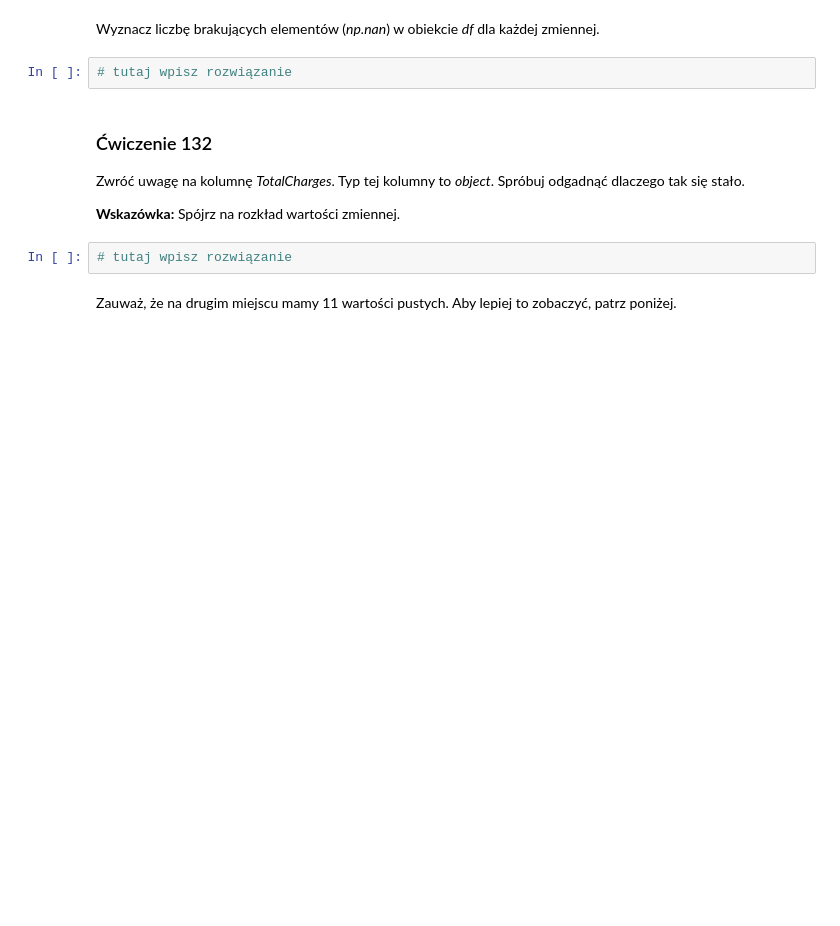
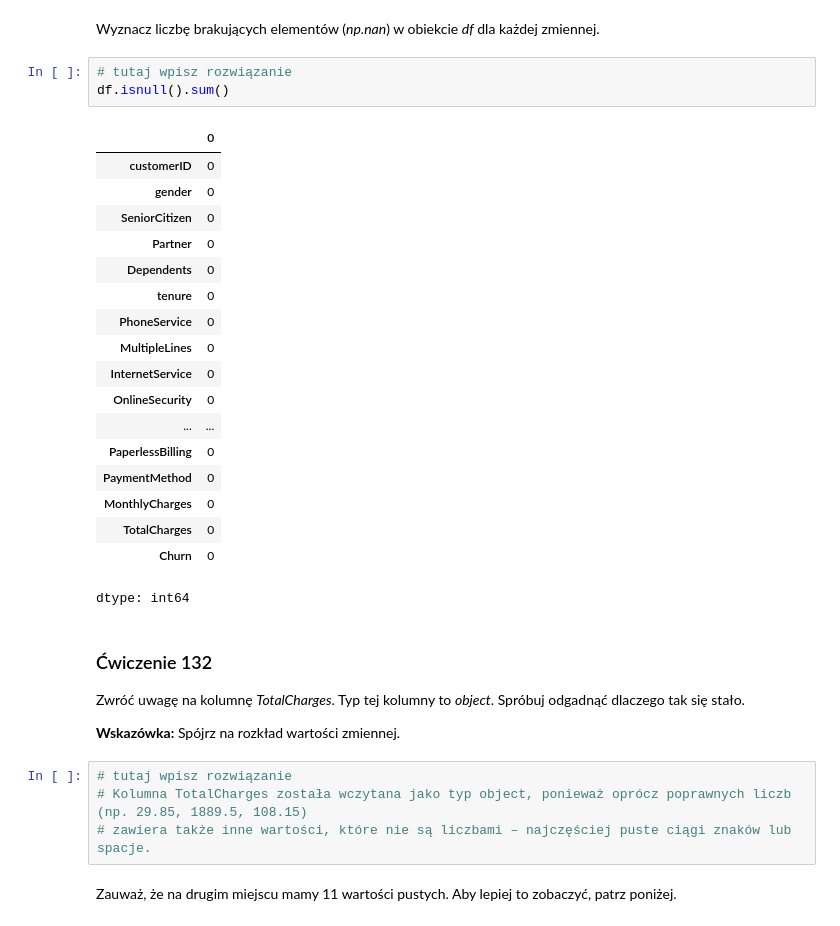
Before and after one commit to sebekpro/python-krakowiak, a Jupyter notebook: 250-data-science-bootcamp-w-jezyku-python/131_140_exercises.ipynb, the cells around one changed output. Saved outputs shown, nothing was run; the diff lists cells and outputs as text; blank space fills up the shorter version.

```diff
--- a/250-data-science-bootcamp-w-jezyku-python/131_140_exercises.ipynb
+++ b/250-data-science-bootcamp-w-jezyku-python/131_140_exercises.ipynb
@@ -43,14 +73,36 @@ Wyświetl podstawowe informacje na temat obiektu _df_.
 Wyznacz liczbę brakujących elementów (_np.nan_) w obiekcie _df_ dla każdej zmiennej.
 # %%
 # tutaj wpisz rozwiązanie
+df.isnull().sum()
+# %% [output]
+|  | 0 |
+| customerID | 0 |
+| gender | 0 |
+| SeniorCitizen | 0 |
+| Partner | 0 |
+| Dependents | 0 |
+| tenure | 0 |
+| PhoneService | 0 |
+| MultipleLines | 0 |
+| InternetService | 0 |
+| OnlineSecurity | 0 |
+| ... | ... |
+| PaperlessBilling | 0 |
+| PaymentMethod | 0 |
+| MonthlyCharges | 0 |
+| TotalCharges | 0 |
+| Churn | 0 |
+dtype: int64
 # %% [markdown]
 ### <a name='2'></a> Ćwiczenie 132
 Zwróć uwagę na kolumnę _TotalCharges_. Typ tej kolumny to _object_. Spróbuj odgadnąć dlaczego tak się stało.
 
 __Wskazówka:__
 Spójrz na rozkład wartości zmiennej.
-# %%
-# tutaj wpisz rozwiązanie
+# %%
+# tutaj wpisz rozwiązanie
+# Kolumna TotalCharges została wczytana jako typ object, ponieważ oprócz poprawnych liczb (np. 29.85, 1889.5, 108.15)
+# zawiera także inne wartości, które nie są liczbami – najczęściej puste ciągi znaków lub spacje.
 # %% [markdown]
 Zauważ, że na drugim miejscu mamy 11 wartości pustych. Aby lepiej to zobaczyć, patrz poniżej.
 # %%
```
Also changed, not shown: parts of 8 cells of this notebook.
